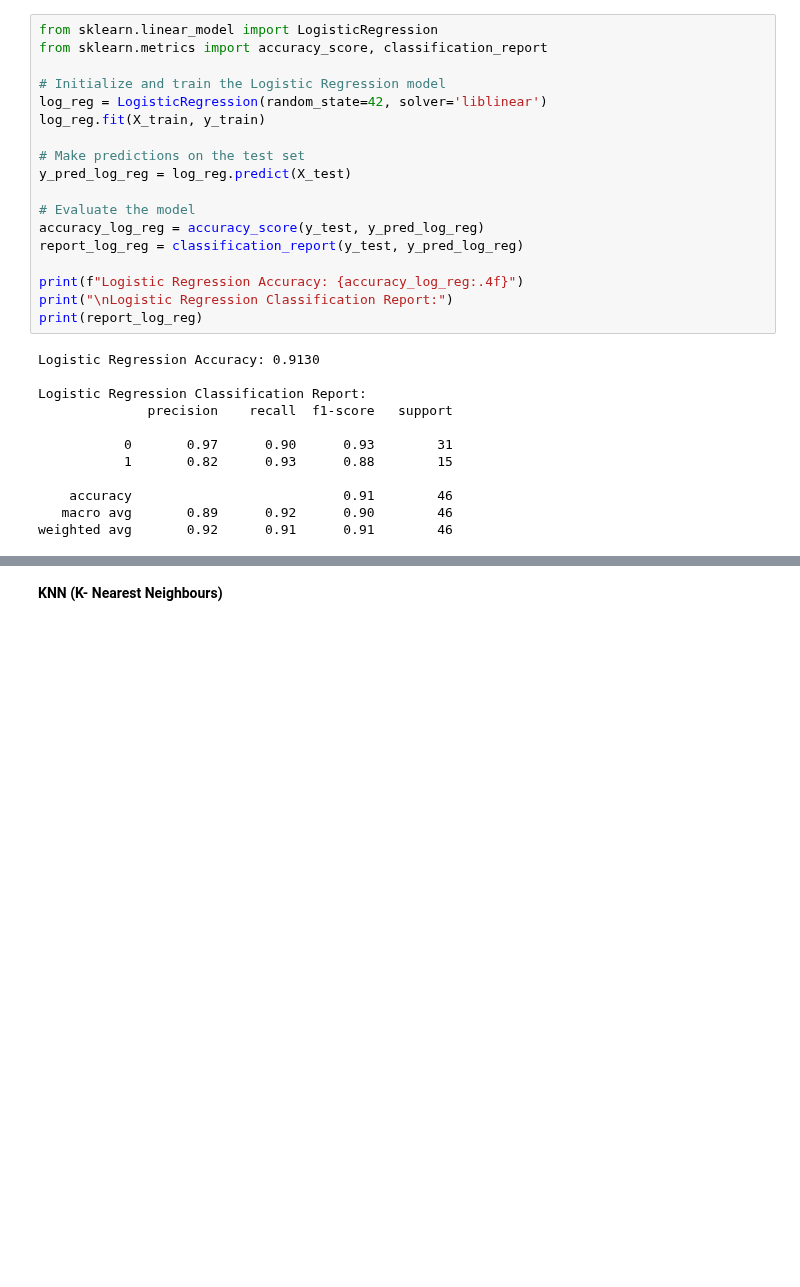
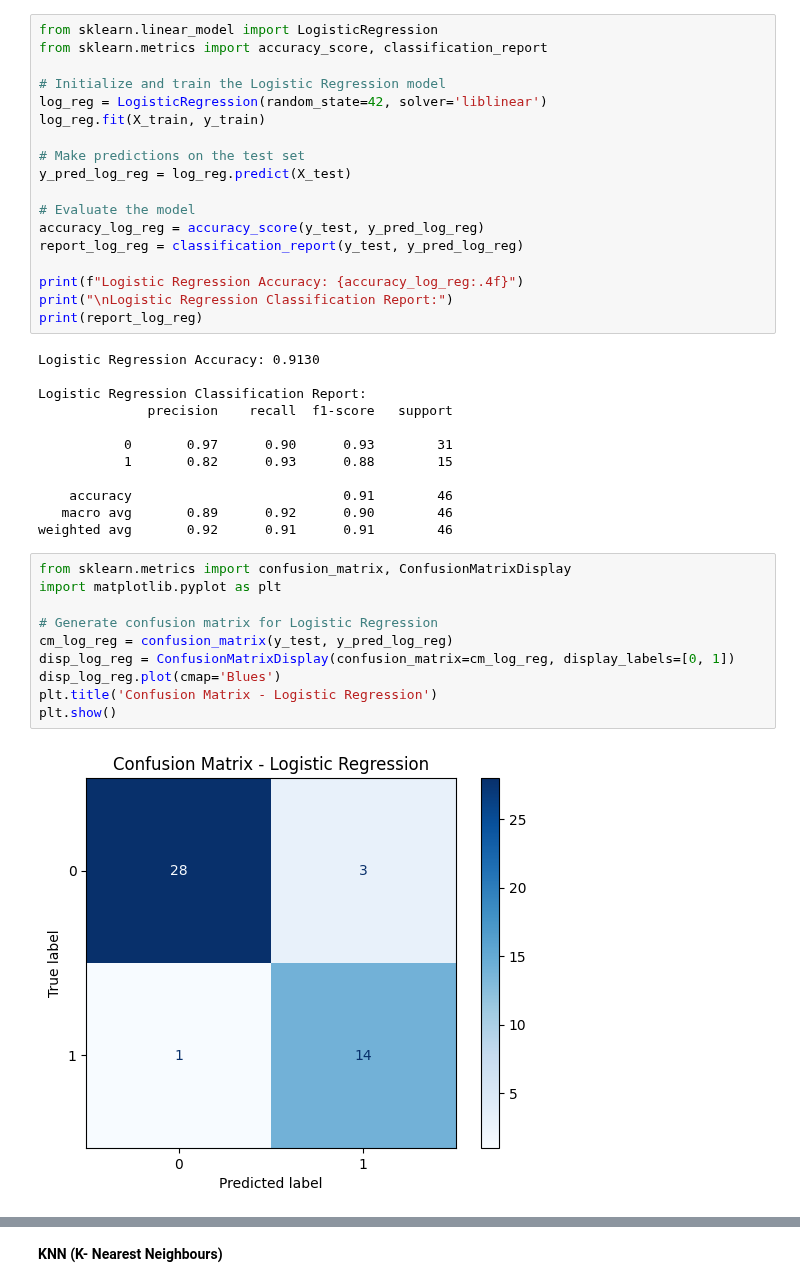
Before and after one commit to KAVYADINDI/StudentAcademicPerformancePrediction, a Jupyter notebook: test_student.ipynb, the cells around one changed output, grey strips where cells are left out. Saved outputs shown, nothing was run; the diff lists cells and outputs as text; blank space fills up the shorter version.

```diff
--- a/test_student.ipynb
+++ b/test_student.ipynb
@@ -664,3 +653,15 @@ Logistic Regression Classification Report:
     accuracy                           0.91        46
    macro avg       0.89      0.92      0.90        46
 weighted avg       0.92      0.91      0.91        46
+# %%
+from sklearn.metrics import confusion_matrix, ConfusionMatrixDisplay
+import matplotlib.pyplot as plt
+
+# Generate confusion matrix for Logistic Regression
+cm_log_reg = confusion_matrix(y_test, y_pred_log_reg)
+disp_log_reg = ConfusionMatrixDisplay(confusion_matrix=cm_log_reg, display_labels=[0, 1])
+disp_log_reg.plot(cmap='Blues')
+plt.title('Confusion Matrix - Logistic Regression')
+plt.show()
+# %% [output]
+[figure, added]
```
Also changed, not shown: parts of 31 cells of this notebook.
